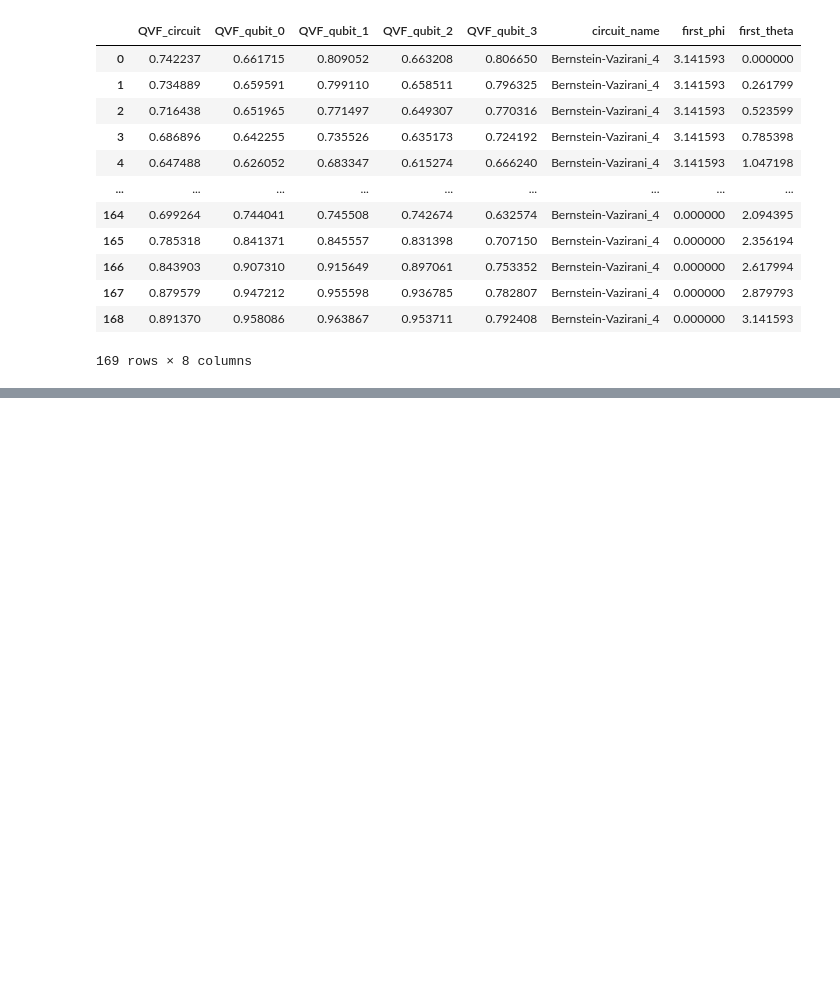
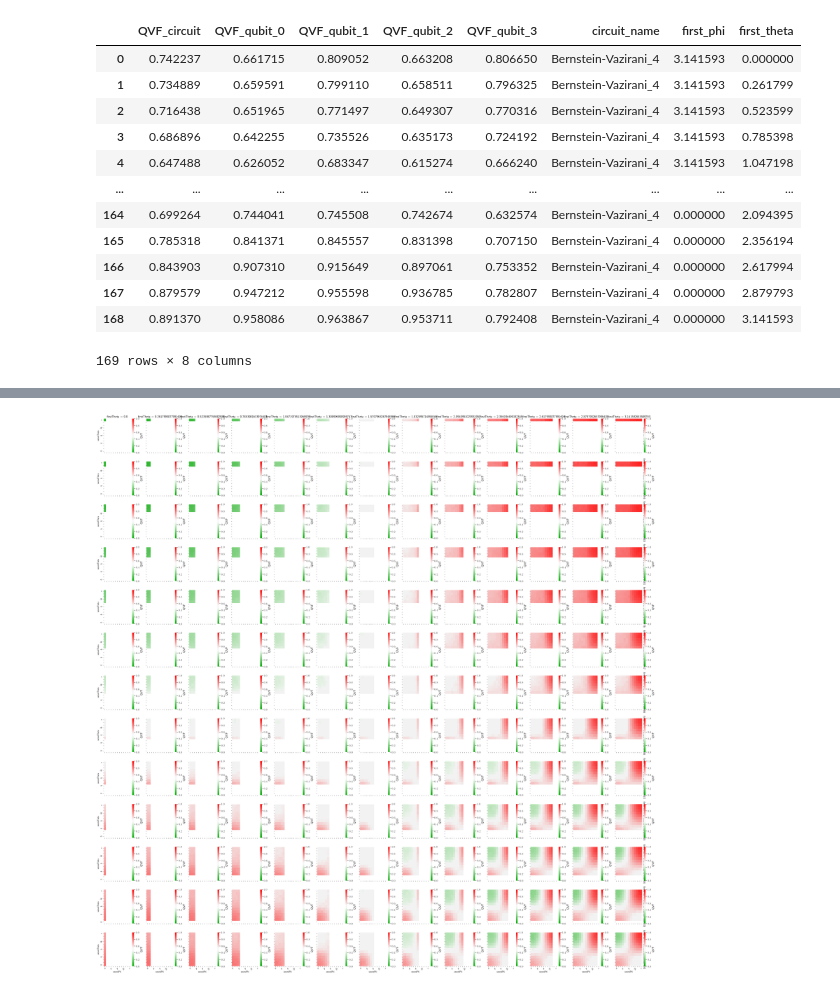
Before and after one commit to QuTAM/QuFI, a Jupyter notebook: reports/double_FI.ipynb, the cells around one changed output, grey strips where cells are left out. Cells and saved outputs as stored; diff of their text form; code cells hidden in the pictures; blank space fills up the shorter version.

Commit message:
Nadir fix to facetgrid plot

```diff
--- a/reports/double_FI.ipynb
+++ b/reports/double_FI.ipynb
@@ -429,6 +414,40 @@ new_qvfDF_noise
 | 28560 | 0.922183 | 0.971456 | 0.998038 | 0.960546 | 0.846487 | Bernstein-Vazirani_4 | 0.000000 | 3.141593 | ... |
 28561 rows × 10 columns
 # %%
+
+# ##considering only phi angles up to pi
+# theta_list_tex = ['0', '', '', '$\\frac{\pi}{4}$', '', '',
+#                   '$\\frac{\pi}{2}$', '', '', '$\\frac{3\pi}{4}$', '', '', '$\pi$']
+# phi_list_tex = ['$\pi$', '', '',  '$\\frac{3\pi}{4}$', '', '',
+#                 '$\\frac{\pi}{2}$', '', '', '$\\frac{\pi}{4}$', '', '', '0']
+
+
+# def my_heatmap_plot(*args, **kwargs):
+#     # data = kwargs.pop('data')
+#     # d = data.pivot(index=args[1], columns=args[0], values=args[2])
+#     # sns.heatmap(d, **kwargs)
+
+#     qvf_tmp = new_qvfDF_noise[(new_qvfDF_noise['circuit_name'] == circuit) & (
+#         new_qvfDF_noise['first_phi'] == phi_0) & (new_qvfDF_noise['first_theta'] == theta_0)]
+#     qvf_tmp = qvf_tmp.pivot('second_phi', 'second_theta', 'QVF_circuit')
+#     qvf_tmp.columns.name = '$\\theta$ shift'
+#     qvf_tmp.index.name = '$\\phi$ shift'
+#     # fig, ax = plt.subplots(1, 1, figsize=(6, 5))
+#     param = {'label': 'QVF'}
+
+#     divnorm = colors.TwoSlopeNorm(vmin=0, vcenter=0.5, vmax=1)
+#     rdgn = sns.diverging_palette(
+#         h_neg=130, h_pos=10, s=200, l=55, sep=20, as_cmap=True)
+#     sns.set(font_scale=1.3)
+#     ax = sns.heatmap(qvf_tmp, xticklabels=theta_list_tex,
+#                      yticklabels=phi_list_tex, cmap=rdgn, cbar_kws=param, vmin=0, vmax=1)
+#     # fig.savefig(dirHeatmapPlots+circuit+'_th_0_'+str(theta_0)+'_ph_0_' +
+#     #             str(phi_0)+'_'+qvf_idx + '_heatmap.pdf', bbox_inches='tight')
+#     # plt.close()
+
+# g = sns.FacetGrid(new_qvfDF_noise, row="first_phi", col="first_theta", margin_titles=True)
+# g.map(my_heatmap_plot,"second_phi", "second_theta")
+
 
 ##considering only phi angles up to pi
 theta_list_tex = ['0', '', '', '$\\frac{\pi}{4}$', '', '',
@@ -436,17 +455,34 @@ theta_list_tex = ['0', '', '', '$\\frac{\pi}{4}$', '', '',
 phi_list_tex = ['$\pi$', '', '',  '$\\frac{3\pi}{4}$', '', '',
                 '$\\frac{\pi}{2}$', '', '', '$\\frac{\pi}{4}$', '', '', '0']
 
-
+### plotting collage of qvf heatmaps
 def my_heatmap_plot(*args, **kwargs):
     # data = kwargs.pop('data')
     # d = data.pivot(index=args[1], columns=args[0], values=args[2])
     # sns.heatmap(d, **kwargs)
 
-    qvf_tmp = new_qvfDF_noise[(new_qvfDF_noise['circuit_name'] == circuit) & (
-        new_qvfDF_noise['first_phi'] == phi_0) & (new_qvfDF_noise['first_theta'] == theta_0)]
-    qvf_tmp = qvf_tmp.pivot('second_phi', 'second_theta', 'QVF_circuit')
-    qvf_tmp.columns.name = '$\\theta$ shift'
-    qvf_tmp.index.name = '$\\phi$ shift'
+    pd_series_second_phi = args[0]
+    pd_series_second_theta = args[1]
+    pd_series_qvf = args[2]
+    pd_dataframe = pd.DataFrame({
+        pd_series_second_phi.name: pd_series_second_phi,
+        pd_series_second_theta.name: pd_series_second_theta,
+        pd_series_qvf.name: pd_series_qvf
+
+    })
+
+    pd_dataframe = pd_dataframe.pivot(
+        pd_series_second_phi.name, pd_series_second_theta.name, pd_series_qvf.name)
+    pd_dataframe.columns.name = '$\\theta$ shift'
+    pd_dataframe.index.name = '$\\phi$ shift'
+
+    #qvf_tmp = new_qvfDF_noise[(new_qvfDF_noise['circuitName'] == circuit) & (
+    #new_qvfDF_noise['firstPhi'] == phi_0) & (new_qvfDF_noise['firstTheta'] == theta_0)]
+
+    #qvf_tmp = qvf_tmp.pivot('secondPhi', 'secondTheta', 'QVFCircuit')
+
+    #qvf_tmp.columns.name = '$\\theta$ shift'
+    #qvf_tmp.index.name = '$\\phi$ shift'
     # fig, ax = plt.subplots(1, 1, figsize=(6, 5))
     param = {'label': 'QVF'}
 
@@ -454,12 +490,27 @@ def my_heatmap_plot(*args, **kwargs):
     rdgn = sns.diverging_palette(
         h_neg=130, h_pos=10, s=200, l=55, sep=20, as_cmap=True)
     sns.set(font_scale=1.3)
-    ax = sns.heatmap(qvf_tmp, xticklabels=theta_list_tex,
+
+    ax = sns.heatmap(pd_dataframe, xticklabels=theta_list_tex,
                      yticklabels=phi_list_tex, cmap=rdgn, cbar_kws=param, vmin=0, vmax=1)
     # fig.savefig(dirHeatmapPlots+circuit+'_th_0_'+str(theta_0)+'_ph_0_' +
     #             str(phi_0)+'_'+qvf_idx + '_heatmap.pdf', bbox_inches='tight')
     # plt.close()
 
-g = sns.FacetGrid(new_qvfDF_noise, row="first_phi", col="first_theta", margin_titles=True)
-g.map(my_heatmap_plot,"second_phi", "second_theta")
+
+
+#new_qvfDF_noise = new_qvfDF_noise[:100000] #reduce for faster debug
+
+
+for circuit in circuits:
+    # get a list of qubit columns (circuit may have different number of qubits now)
+    colNames = new_qvfDF_noise[new_qvfDF_noise['circuitName'] == circuit].dropna(
+        axis=1).columns
+    QVF_list = ['QVF_circuit']
+    # uncomment this line to include individual qubit analysis
+    QVF_list.extend([x for x in colNames if re.search('QVF_qubit_.*', x)])
+    for qvf_idx in QVF_list:
+        g = sns.FacetGrid(new_qvfDF_noise, row="firstPhi", col="firstTheta", margin_titles=True)
+        g.map(my_heatmap_plot, "secondPhi", "secondTheta", qvf_idx)
+        g.savefig('collage_'+circuit+'_'+qvf_idx+'.pdf')
 # %% [output]
@@ -474,0 +517 @@ Here is the full report generated by latex:
+[figure, added]
```
Also changed, not shown: parts of 5 cells of this notebook.
